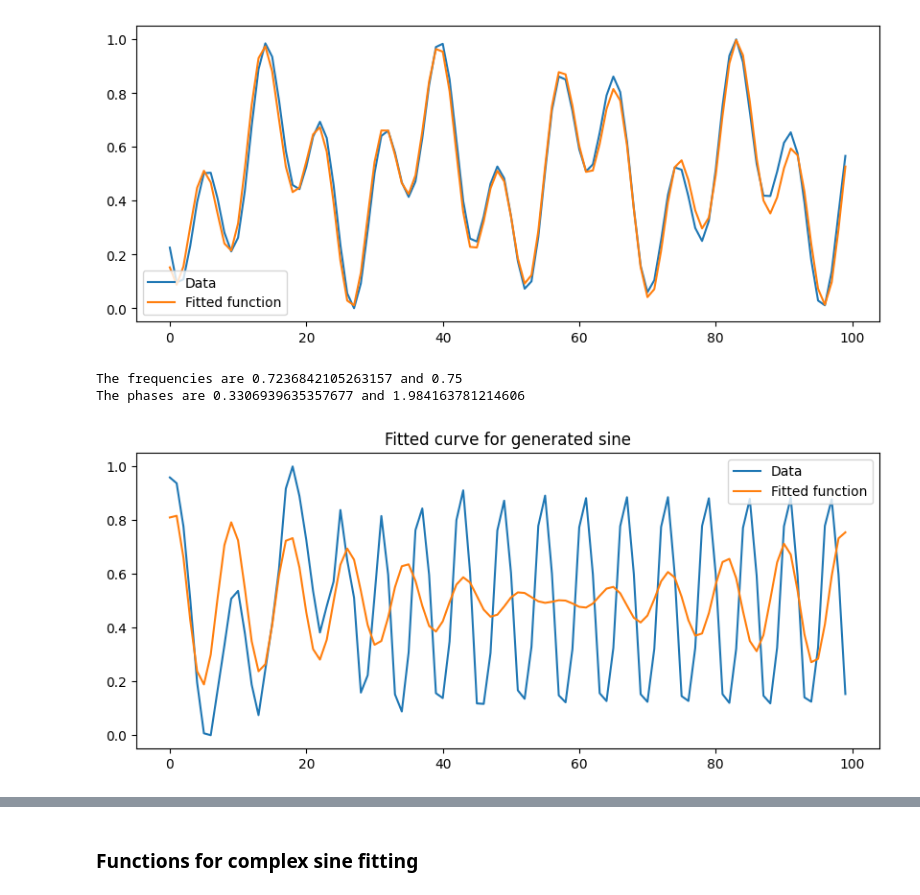
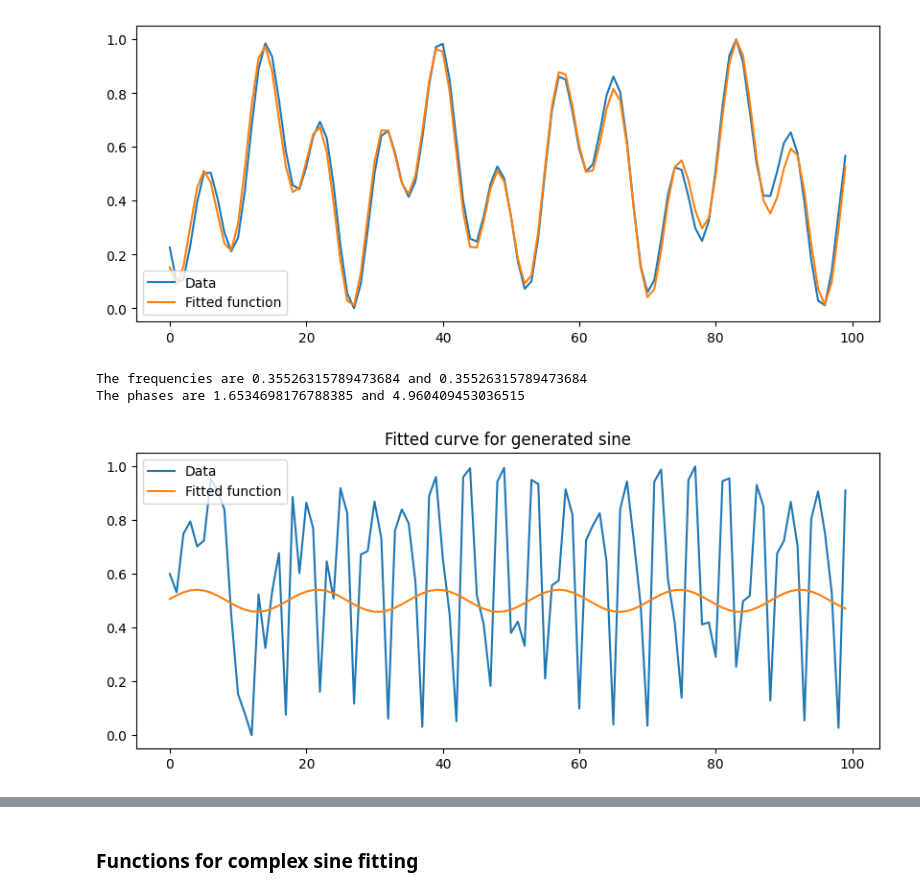
Before and after one commit to fredrikSveen/MSc_time_series_GAN, a Jupyter notebook: curve_fitting_complex.ipynb, the cells around one changed output, grey strips where cells are left out. Drawn from its saved outputs; the diff is of its cells as text; code cells hidden in the pictures.

```diff
--- a/curve_fitting_complex.ipynb
+++ b/curve_fitting_complex.ipynb
@@ -9,3 +9,10 @@ import os
 # Curve fitting with Imfit
 from lmfit import Parameters, minimize, fit_report
 from sklearn.preprocessing import MinMaxScaler
+# %%
+ori_data = np.loadtxt('complex_sine_data/comp_sine_123_1000_6.csv', delimiter = ",",skiprows = 1)
+scaler = MinMaxScaler()
+y = scaler.fit_transform(ori_data)
+y = pd.DataFrame(y)
+
+y.plot(subplots=True)
@@ -80,9 +91,10 @@ The phases are 3.6376335988934447 and 4.29902152596498
 [figure]
 # %%
 import os
-with open(os.path.join('synthetic_complex_sines', 'timegan', 'comp_syn_sine_100000_6_100_140524_12h06.json'), 'r') as file:
+with open(os.path.join('synthetic_complex_sines', 'timegan', 'comp_syn_sine_50000_6_100_200524_06h46.json'), 'r') as file:
     y = json.load(file)
 
+y_to_plot = y
 scaler = MinMaxScaler()
 y = scaler.fit_transform(y[0])
 y = pd.DataFrame(y)[0]
@@ -97,33 +109,33 @@ params.add('freq1', min=0.25, max=0.75)
 params.add('freq2', min=0.25, max=0.75)
 # Phase is initially bounded between 0 and 0.1
 params.add('phase1', min=0, max=2*np.pi)
 params.add('phase2', min=0, max=2*np.pi)
 
 # Calling the minimize function. Args contains the x and y data.
 fitted_params = minimize(sine_fitting_lmfit, params, args=(x_data,y), method='brute')
 
 # Getting the fitted values
 freq1 = fitted_params.params['freq1'].value
 freq2 = fitted_params.params['freq2'].value
 phase1 = fitted_params.params['phase1'].value
 phase2 = fitted_params.params['phase2'].value
 
 # Printing the fitted values
 print(f'The frequencies are {freq1} and {freq2}')
 print(f'The phases are {phase1} and {phase2}')
 
 # Pretty printing all the statistical data
 # print(fit_report(fitted_params))
 
 plt.figure(figsize=(10, 4))
 plt.plot(x_data, y, label='Data')
 plt.plot(x_data, sine_func(x_data, freq1, phase1, freq2, phase2),
          label='Fitted function')
 
 plt.legend(loc='best')
 plt.title('Fitted curve for generated sine')
 plt.show()
 # %% [output]
-The frequencies are 0.7236842105263157 and 0.75
-The phases are 0.3306939635357677 and 1.984163781214606
+The frequencies are 0.35526315789473684 and 0.35526315789473684
+The phases are 1.6534698176788385 and 4.960409453036515
-[figure, old version]
+[figure, new version]
```
Also changed, not shown: parts of 2 cells of this notebook.
